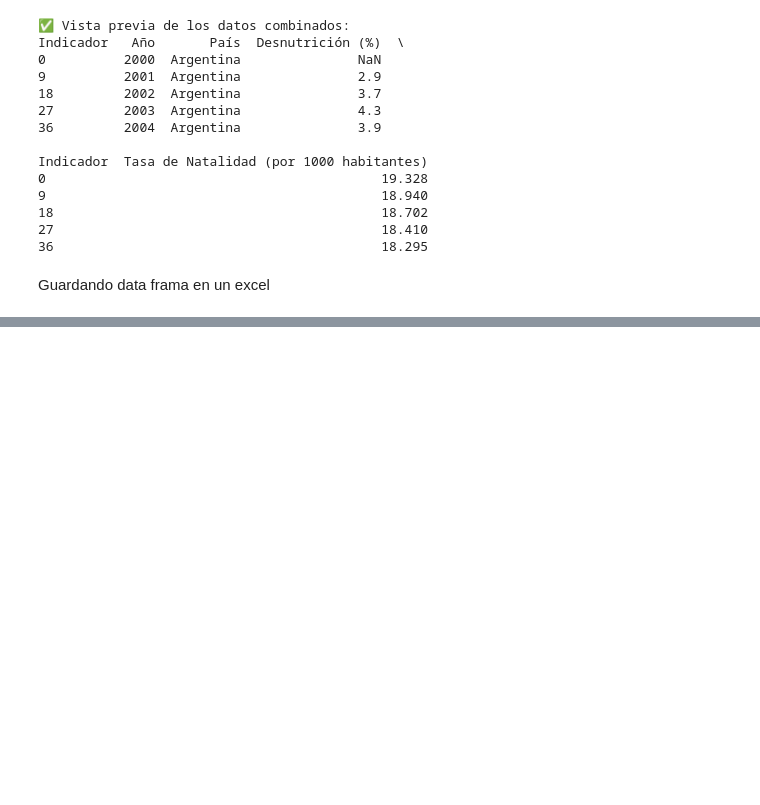
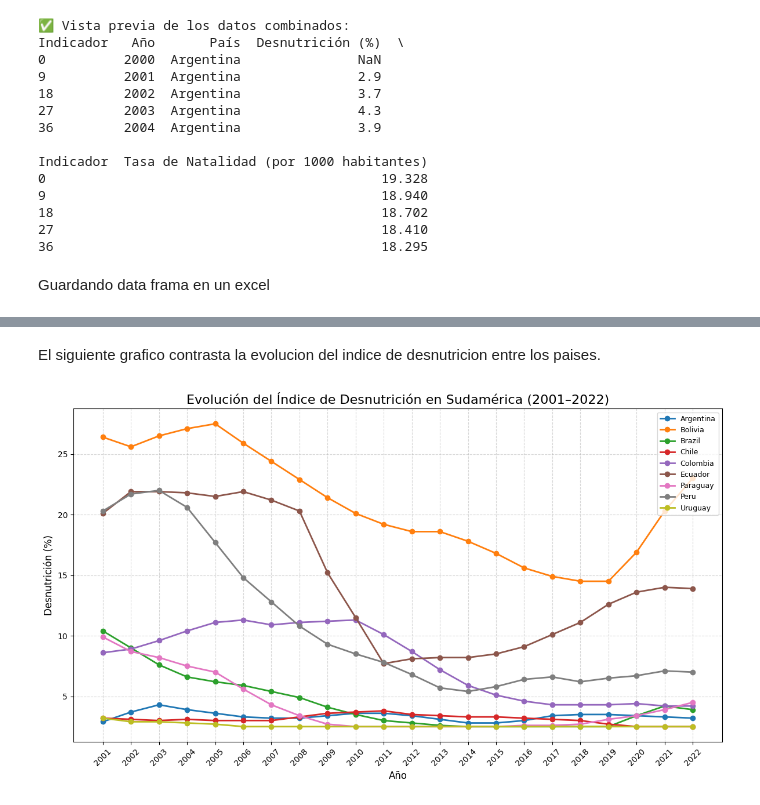
Before and after one commit to maricielo-hc/Grupo_11, a Jupyter notebook: script/Desnutricion_Paises/PrevalenciaDesnutricion1.ipynb, the cells around one changed output, grey strips where cells are left out. Cells and saved outputs as stored; diff of their text form; code cells hidden in the pictures; blank space fills up the shorter version.

Commit message:
graficos contraste

```diff
--- a/script/Desnutricion_Paises/PrevalenciaDesnutricion1.ipynb
+++ b/script/Desnutricion_Paises/PrevalenciaDesnutricion1.ipynb
@@ -116,0 +156,29 @@ Analisis grafico del indice de desnutricion por pais en los años 2001 - 2022
+# %% [markdown]
+El siguiente grafico contrasta la evolucion del indice de desnutricion entre los paises.
+# %%
+# --- Crear el gráfico ---
+plt.figure(figsize=(12, 7))
+
+for pais in paises:
+    df_pais = df_filtrado[df_filtrado["País"] == pais]
+    plt.plot(
+        df_pais["Año"],
+        df_pais["Desnutrición (%)"],
+        marker='o',
+        linewidth=2,
+        label=pais
+    )
+
+plt.title("Evolución del Índice de Desnutrición en Sudamérica (2001–2022)", fontsize=16)
+plt.xlabel("Año", fontsize=12)
+plt.ylabel("Desnutrición (%)", fontsize=12)
+plt.grid(True, linestyle='--', alpha=0.5)
+plt.xticks(range(2001, 2023), rotation=45)
+plt.legend(loc="upper right", fontsize=9)
+plt.tight_layout()
+
+# --- Guardar como imagen ---
+plt.savefig("desnutricion_comparativa_sudamerica.png")
+plt.show()
+# %% [output]
+[figure, added]
```
Also changed, not shown: parts of 3 cells of this notebook, 11 other files.
